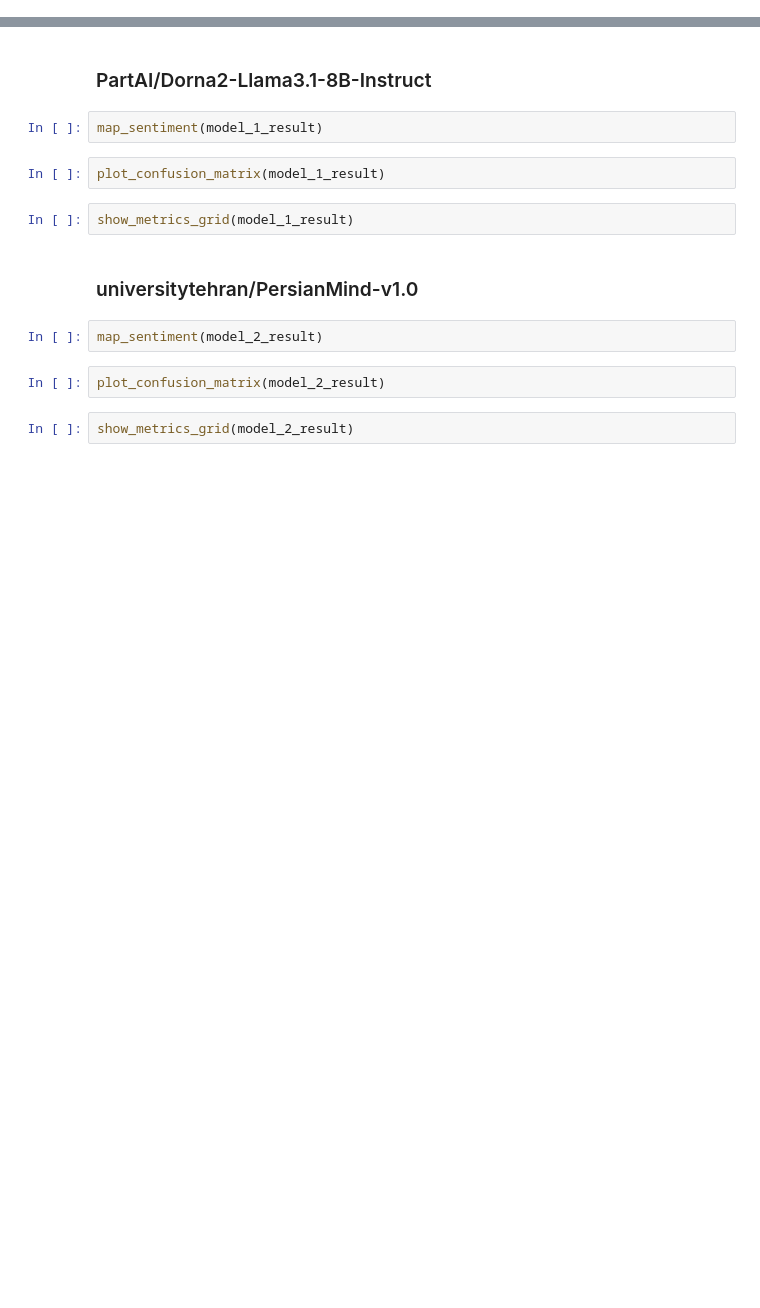
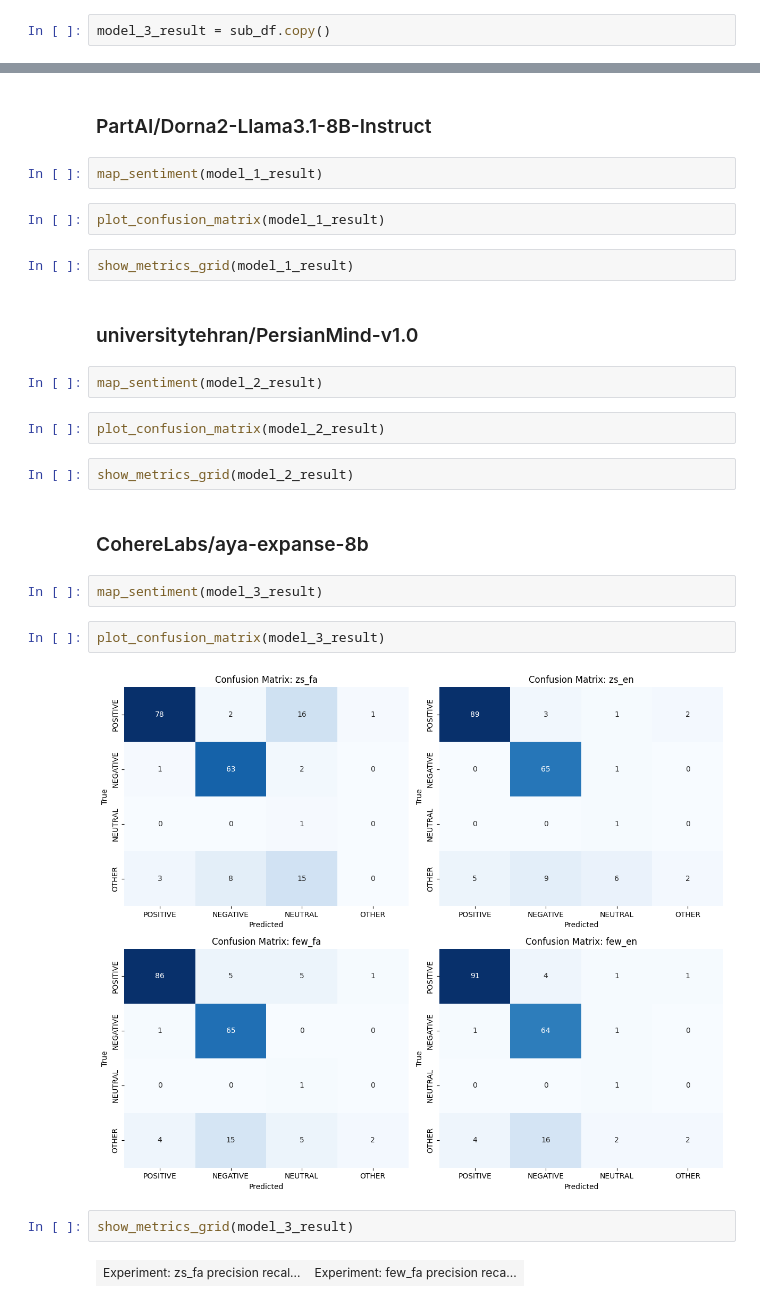
Before and after one commit to shayantabatabaee/llm-sentiment-analysis, a Jupyter notebook: llm-sentiment-analysis.ipynb, the cells around one changed output, grey strips where cells are left out. Saved outputs shown, nothing was run; the diff lists cells and outputs as text; blank space fills up the shorter version.

Commit message:
Aya Expanse 8B

```diff
--- a/llm-sentiment-analysis.ipynb
+++ b/llm-sentiment-analysis.ipynb
@@ -315,0 +405,2 @@ model_2_result.head(20)
+# %%
+model_3_result = sub_df.copy()
@@ -397,9 +524,21 @@ plot_confusion_matrix(model_1_result)
 show_metrics_grid(model_1_result)
 # %% [markdown]
 ### universitytehran/PersianMind-v1.0
+# %%
+map_sentiment(model_2_result)
+# %%
+plot_confusion_matrix(model_2_result)
+# %%
+show_metrics_grid(model_2_result)
+# %% [markdown]
+### CohereLabs/aya-expanse-8b
 # %%
-map_sentiment(model_2_result)
+map_sentiment(model_3_result)
 # %%
-plot_confusion_matrix(model_2_result)
+plot_confusion_matrix(model_3_result)
+# %% [output]
+[figure, added]
 # %%
-show_metrics_grid(model_2_result)
+show_metrics_grid(model_3_result)
+# %% [output]
+| Experiment: zs_fa precision recal... | Experiment: few_fa precision reca... |
```
Also changed, not shown: parts of 9 cells of this notebook.
